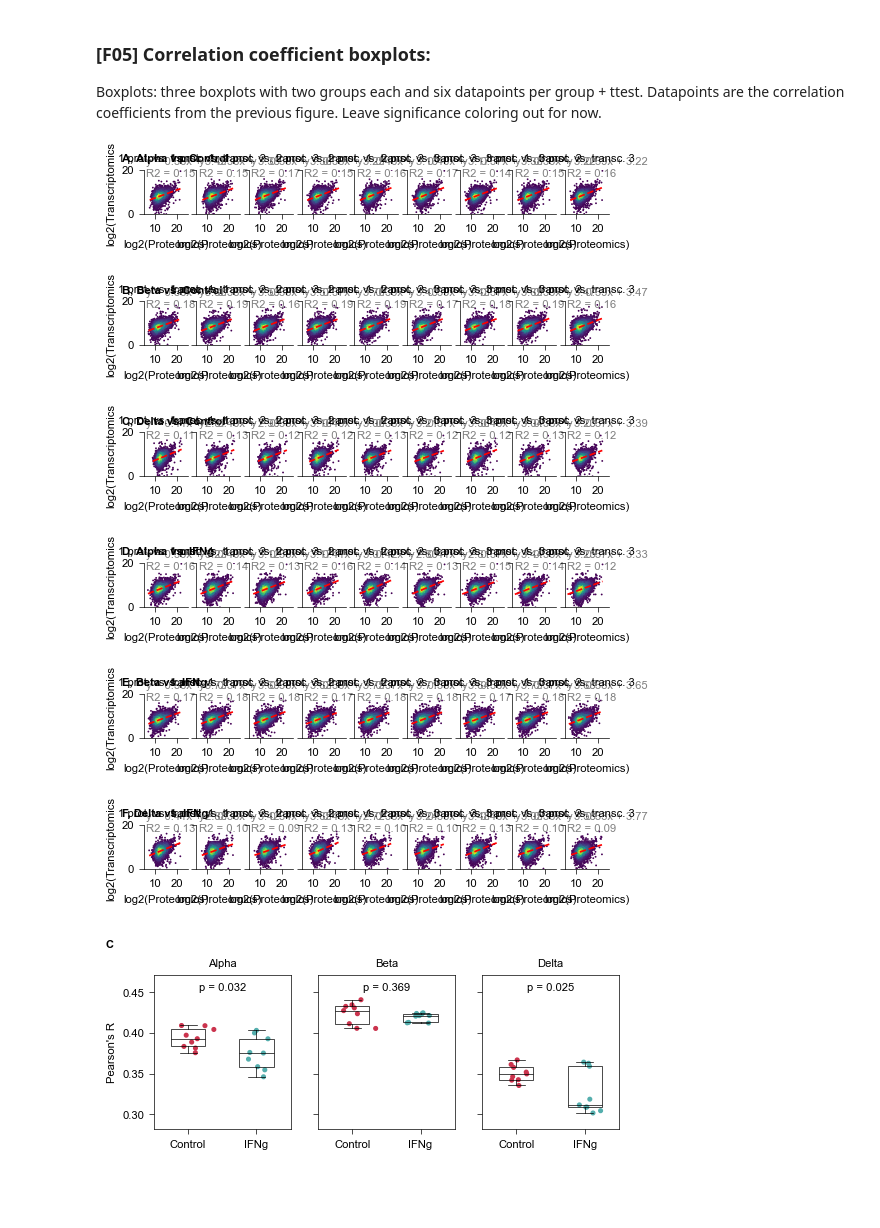
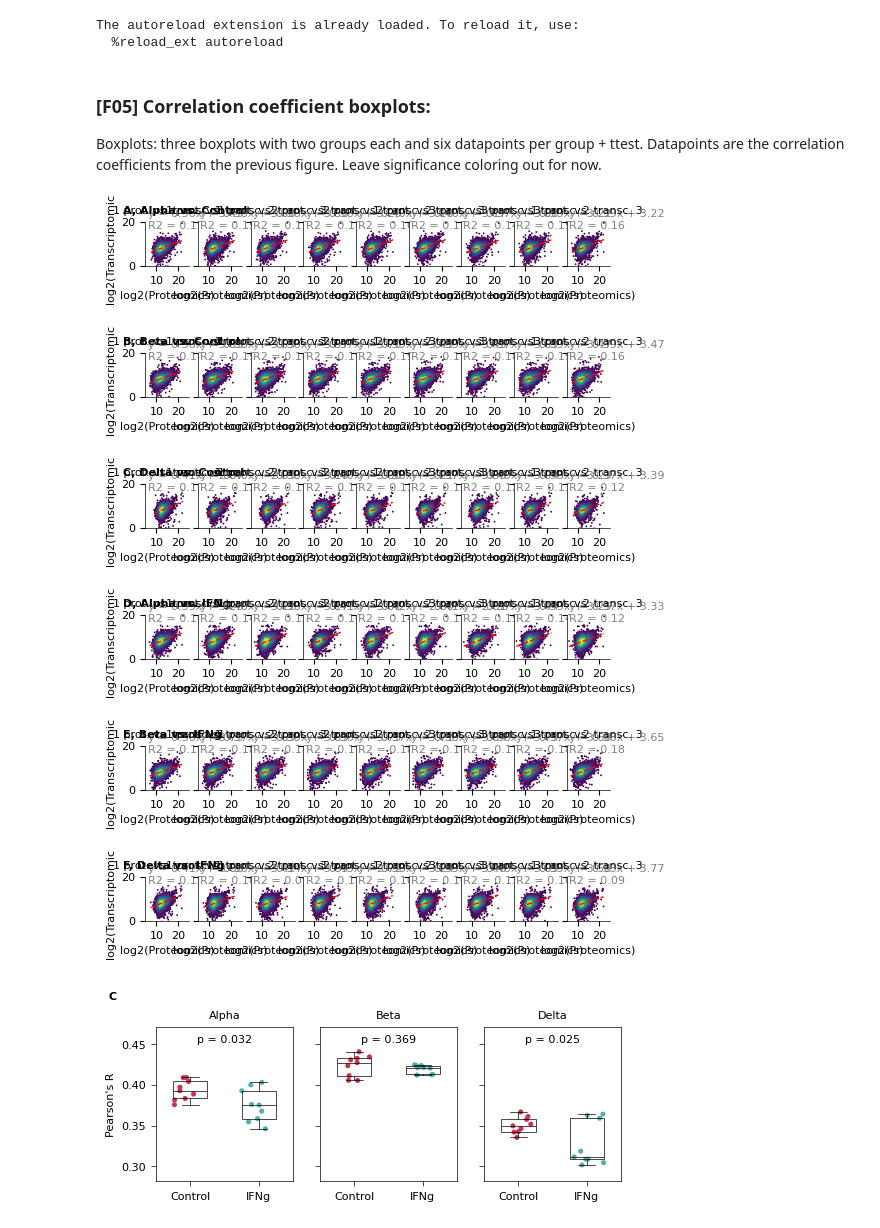
Before and after one commit to MannLabs/IsletsOmics, a Jupyter notebook: figure_notebooks/F05.ipynb, the cells around one changed output. Saved outputs shown, nothing was run; the diff lists cells and outputs as text; code cells hidden in the pictures; blank space fills up the shorter version.

```diff
--- a/figure_notebooks/F05.ipynb
+++ b/figure_notebooks/F05.ipynb
@@ -7,9 +7,6 @@ import sys
 import pandas as pd
 import numpy as np
 
-from bm_tools.data import Data
-from bm_tools.plots import Plots
-
 import scipy.stats as stats
 from sklearn.linear_model import LinearRegression
 from sklearn.metrics import r2_score
@@ -17,20 +14,24 @@ from sklearn.metrics import r2_score
 import matplotlib.pyplot as plt
 
 # get data
-data_obj = Data()
-data_obj.add_anndata(pd.read_pickle("./../rna_prot_dataset.pkl"))
-data_obj.add_metadata(pd.read_pickle("./../rna_prot_sample_metadata.pkl"), 0)
-data_obj.add_metadata(pd.read_pickle("./../rna_prot_feature_metadata.pkl"), 1)
+data = pd.read_pickle("./data/datasets/islets_rna_prot_dataset.pkl")
+sample_metadata = pd.read_pickle("./data/datasets/islets_rna_prot_sample_metadata.pkl")
+feature_metadata = pd.read_pickle("./data/datasets/islets_rna_prot_feature_metadata.pkl")
+
+sys.path.append("src.py")
+from src import Utils
+# %% [output]
+The autoreload extension is already loaded. To reload it, use:
+  %reload_ext autoreload
 # %% [markdown]
 ### [F05] Correlation coefficient boxplots:
 
 Boxplots: three boxplots with two groups each and six datapoints per group + ttest. Datapoints are the correlation coefficients from the previous figure. Leave significance coloring out for now.
 # %%
 def fig_02_replicate_datasets(
-        data_obj: Data = None,
+        data : pd.DataFrame = None,
+        sample_metadata: pd.DataFrame = None,
 ):
-    # make a copy of the data object
-    data_obj = data_obj.copy()
 
     # set pairs to compare in faceted plot
     replicate_pairs = [
@@ -48,10 +49,6 @@ def fig_02_replicate_datasets(
         ('beta_ifng_proteomics', 'beta_ifng_transcriptomics'),
         ('delta_ifng_proteomics', 'delta_ifng_transcriptomics')]
 
-    # get data and metadata
-    df = data_obj.get_data()
-    md = data_obj.get_metadata(0)
-
     # compute pairwise correlations. We need one dataframe per
     # sample_treat_readout pair, where readout vanishes after correlation
     sample_treatment_dataframes = {}
@@ -67,15 +64,15 @@ def fig_02_replicate_datasets(
         for r_p, r_t in replicate_pairs:
 
             # get corresponding row indices
-            idx_p = md[(md['rep'] == r_p) & (md['sample_treat_readout'] == str_p)].index
-            idx_t = md[(md['rep'] == r_t) & (md['sample_treat_readout'] == str_t)].index
+            idx_p = sample_metadata[(sample_metadata['rep'] == r_p) & (sample_metadata['sample_treat_readout'] == str_p)].index
+            idx_t = sample_metadata[(sample_metadata['rep'] == r_t) & (sample_metadata['sample_treat_readout'] == str_t)].index
             if len(idx_p) != 1 or len(idx_t) != 1:
                 raise ValueError("Error in replicate indexing")
 
             # get ids and value vectors
-            ids = df.columns.values
-            p_vec = df.loc[idx_p].values.flatten()
-            t_vec = df.loc[idx_t].values.flatten()
+            ids = data.columns.values
+            p_vec = data.loc[idx_p].values.flatten()
+            t_vec = data.loc[idx_t].values.flatten()
 
             # replicate pair
             replicate_pair = r_p + "p_t" + r_t
@@ -133,11 +130,9 @@ def fig_02_scatterplots(
             l = l.replace('p ', ' prot. ')
             l = l.replace(' t', ' transc. ')
 
-
             return l
 
-        p = Plots()
-        f, a = p.scatter(
+        f, a = Utils.scatter(
             data = plot_df,
             metadata = plot_md,
             x_col = 'proteome_value',
@@ -161,16 +156,6 @@ def fig_02_scatterplots(
             scatter_kwargs = {'s': 7},
             aspect_equal = True,
         )
-
-        # save plot
-        # p.save_figure(
-        #     fig = f,
-        #     filename = f"fig_02_{sample_treatment}.svg",
-        #     output_dir = "./assets/20250423_revision_figures/",
-        #     dpi = 300,
-        #     width_mm = 360,
-        #     nature_height = "0.5",
-        # )
 
         # iterate over replicate pairs and calculate linear regression coefficient
         # also sanity check for r2 from plotting class regression
@@ -191,40 +176,40 @@ def fig_02_scatterplots(
 
             # fit linear regression
             reg = LinearRegression().fit(x, y)
             y_pred = reg.predict(x)
 
             # calculate r2
             r2 = r2_score(y, y_pred)
             replicate_r2[replicate_pair] = r2
 
             # calculate pearsonr
             pearsonr = stats.pearsonr(x.flatten(), y.flatten())
             replicate_pearsonr[replicate_pair] = pearsonr.statistic
 
             # store coefficients
             replicate_k[replicate_pair] = reg.coef_[0][0]
             replicate_d[replicate_pair] = reg.intercept_[0]
 
         # store replicate r2
         regression_coefficients[sample_treatment] = {
             'r2' : replicate_r2,
             'pearsonr' : replicate_pearsonr,
             'k' : replicate_k,
             'd' : replicate_d,
         }
 
     # return regression coefficients
     return regression_coefficients
 
-f2ds = fig_02_replicate_datasets(data_obj = data_obj)
+f2ds = fig_02_replicate_datasets(data = data, sample_metadata=sample_metadata)
 f2ds_coeff = fig_02_scatterplots(f2ds)
 # %% [output]
-[figure, old version]
+[figure, new version]
-[figure, old version]
+[figure, new version]
-[figure, old version]
+[figure, new version]
-[figure, old version]
+[figure, new version]
-[figure, old version]
+[figure, new version]
-[figure, old version]
+[figure, new version]
 # %%
 def fig_05_correlation_boxplots(f51ds_coefficients, treatments = ['control', 'ifng']):
 
@@ -266,15 +251,12 @@ def fig_05_correlation_boxplots(f51ds_coefficients, treatments = ['control', 'if
         'cell: delta' : 'Delta',
     }
 
-    p = Plots()
-    f, a = p.boxplot(
+    f, a = Utils.boxplot(
         data = df,
         value_col = 'R',
         color_col = 'treatment',
         grouping_col = 'treatment',
         subplot_col = 'cell',
-        xlabel = None,
-        ylabel = None,
         normal_jitter = 0.1,
         xtick_kwargs = dict(rotation=0, ha='center'),
         ttest_pvalue_xy = (0.5, 0.9),
@@ -287,15 +269,15 @@ def fig_05_correlation_boxplots(f51ds_coefficients, treatments = ['control', 'if
     )
 
     # save plot
-    p.save_figure(
+    Utils.save_figure(
         fig = f,
         filename = f"figure_05_correlation_boxplots.svg",
         output_dir = "./assets/20250423_revision_figures/",
         dpi = 300,
-        nature_width = "1.5",
-        nature_height = '0.5'
+        paper_width = "1.5",
+        paper_height = '0.5'
     )
 
 fig_05_correlation_boxplots(f2ds_coeff)
 # %% [output]
-[figure, old version]
+[figure, new version]
```
Also changed, not shown: 2 other files.
